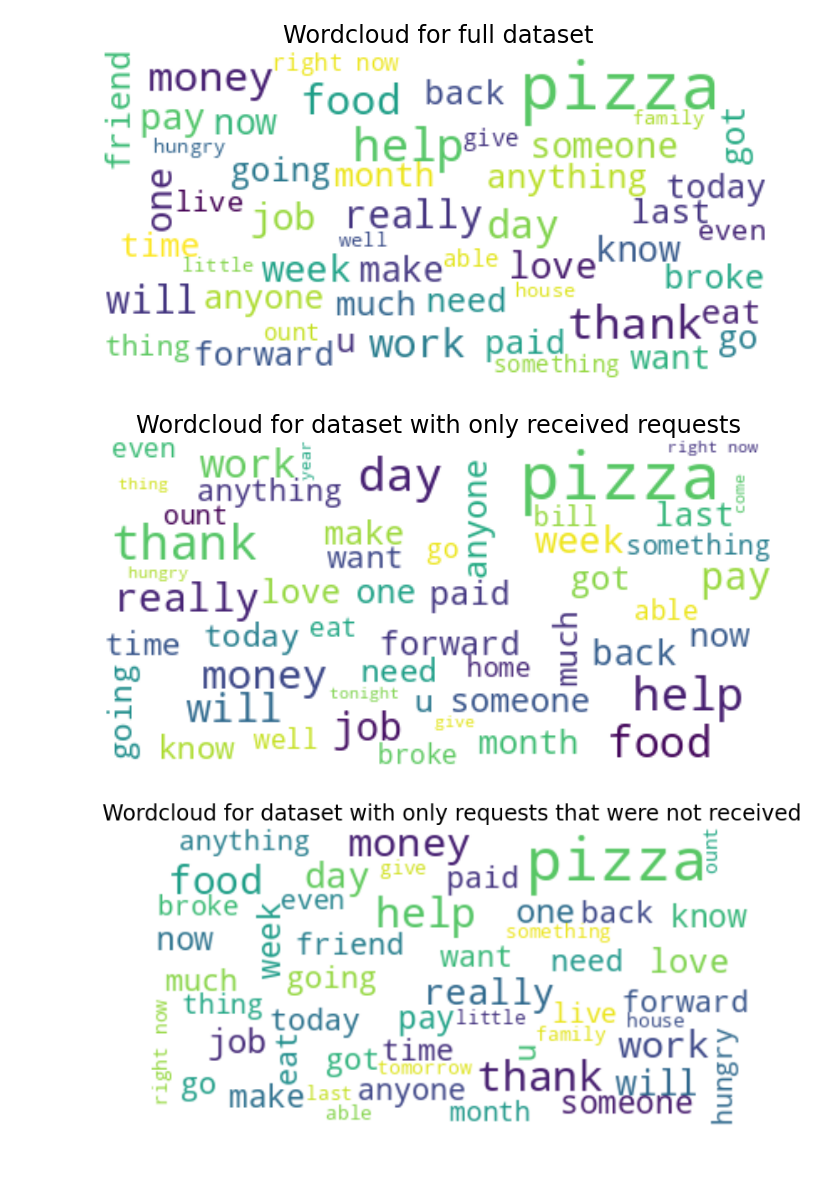
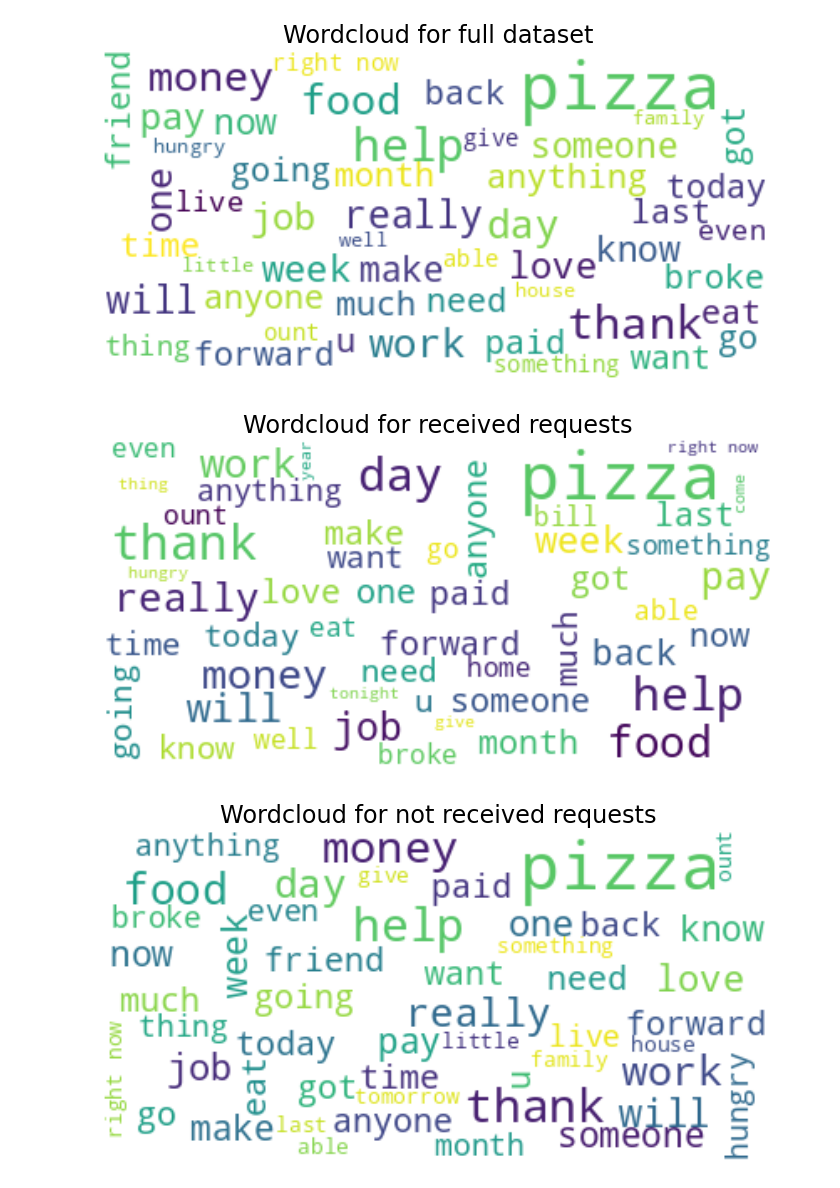
Before and after one commit to chainyo/pizza-challenge, a Jupyter notebook: notebooks/exploration.ipynb, the cells around one changed output. Saved outputs shown, nothing was run; the diff lists cells and outputs as text; code cells hidden in the pictures.

Commit message:
fix wordcloud titles

```diff
--- a/notebooks/exploration.ipynb
+++ b/notebooks/exploration.ipynb
@@ -110,15 +110,15 @@ plot_wordcloud(wordcloud, 'Wordcloud for full dataset')
 # %%
 # Wordcloud for dataset with only received requests
 wordcloud_positive = create_wordcloud(df[df["requester_received_pizza"] == True]["cleaned_text"])
-plot_wordcloud(wordcloud_positive, 'Wordcloud for dataset with only received requests')
+plot_wordcloud(wordcloud_positive, "Wordcloud for received requests")
 # %% [output]
-[figure, old version]
+[figure, new version]
 # %%
 # Wordcloud for dataset with only requests that were not received
 wordcloud_negative = create_wordcloud(df[df["requester_received_pizza"] == False]["cleaned_text"])
-plot_wordcloud(wordcloud_negative, 'Wordcloud for dataset with only requests that were not received')
+plot_wordcloud(wordcloud_negative, "Wordcloud for not received requests")
 # %% [output]
-[figure, old version]
+[figure, new version]
 # %%
 def create_text_dictionary_from_wordcloud(text:str) -> dict:
     """
```
Also changed, not shown: parts of 4 cells of this notebook.
